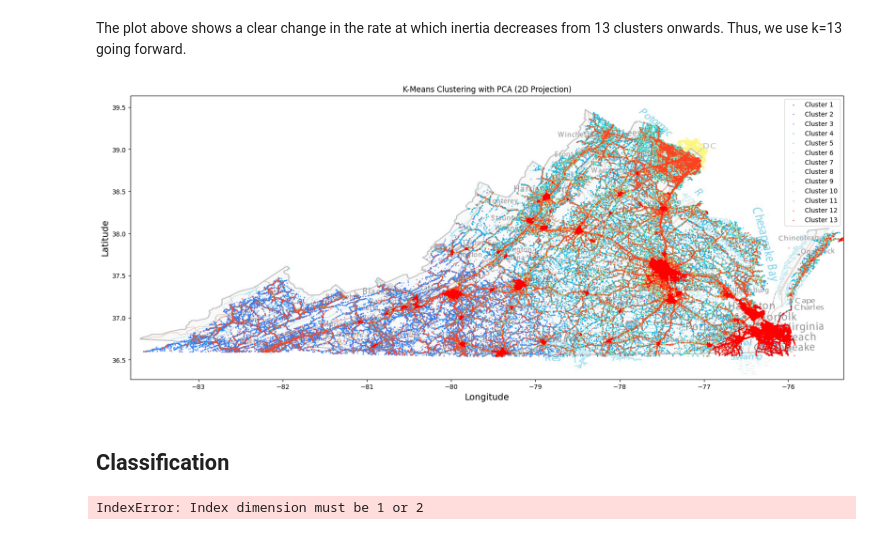
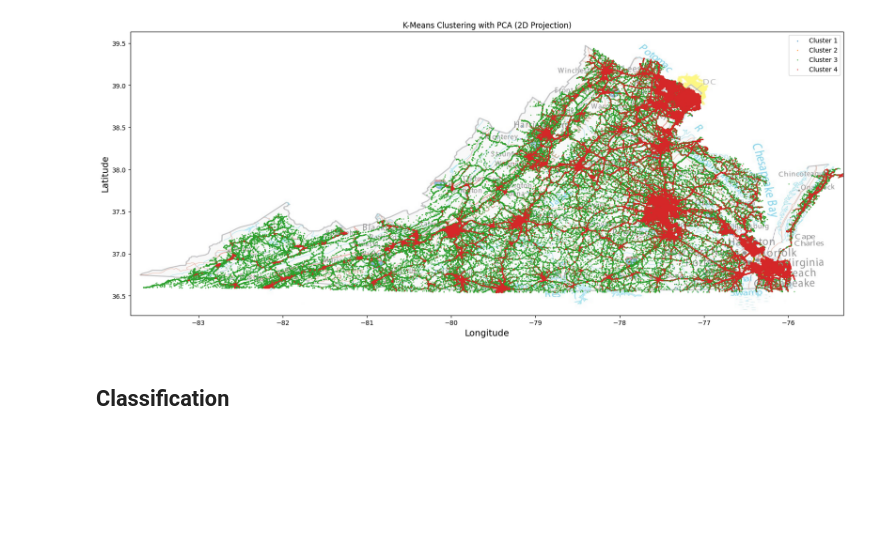
Before and after one commit to keshavtarafdar/ML4VA, a Jupyter notebook: project.ipynb, the cells around one changed output. Drawn from its saved outputs; the diff is of its cells as text; code cells hidden in the pictures; blank space fills up the shorter version.

Commit message:
Small refactors, fixing classification data cleaning errors

```diff
--- a/project.ipynb
+++ b/project.ipynb
@@ -75,21 +73,3 @@ kmeans = KMeans(n_clusters=4, random_state=42)
 kmeans.fit(data_prepared)
 labels = kmeans.predict(data_prepared)
 centers = kmeans.cluster_centers_
-# %%
-import matplotlib.pyplot as plt
-
-inertia_values = []
-
-min_k, max_k = 2, 21
-
-for k in range(min_k, max_k):
-    kmeans = KMeans(n_clusters=k, random_state=42)
-    kmeans.fit(data_prepared)
-    inertia_values.append(kmeans.inertia_)
-
-plt.figure(figsize=(10, 6))
-plt.plot(range(min_k, max_k), inertia_values, marker='o', linestyle='-')
-plt.xlabel("k")
-plt.ylabel("Inertia")
-plt.grid(True)
-plt.show()
@@ -98,54 +76,40 @@ plt.show()
-# %% [markdown]
-The plot above shows a clear change in the rate at which inertia decreases from 13 clusters onwards. Thus, we use k=13 going forward.
-# %%
-K = 13
-kmeans = KMeans(n_clusters=K, random_state=42)
-kmeans.fit(data_prepared)
-labels = kmeans.predict(data_prepared)
-centers = kmeans.cluster_centers_
 # %%
 from sklearn.decomposition import PCA
+import matplotlib.pyplot as plt
 import matplotlib.image as mpimg
-from matplotlib.colors import ListedColormap
-import matplotlib
-
-base_cmap = matplotlib.colormaps["rainbow"]
-colors = base_cmap(np.linspace(0, 1, K)) # get evenly spaced colors from the map
-cmap = ListedColormap(colors)
 
 geo_columns = ['X', 'Y']
 
 # Extract longitude and latitude before transformations
 geo_data = data[geo_columns].values
 
 pca = PCA(n_components=2)
 data_2d = pca.fit_transform(data_prepared)
 
 x_min, x_max = np.min(geo_data[:, 0]), np.max(geo_data[:, 0])
 y_min, y_max = np.min(geo_data[:, 1]), np.max(geo_data[:, 1])
 
 # Plot background image (map of VA)
 plt.figure(figsize=(20, 10))
 bg_map = mpimg.imread('./virginia_map.jpg')
 plt.imshow(bg_map, extent=[x_min-0.15, x_max, y_min-0.27, y_max+0.2], alpha=0.5, zorder=0)
 
 # Plot each cluster with a different color
-for i in range(K):
-    # color = cmap(i)
-    plt.scatter(geo_data[labels == i, 0], geo_data[labels == i, 1], color=cmap(i),
+for i in range(4):
+    plt.scatter(geo_data[labels == i, 0], geo_data[labels == i, 1],
                 label=f'Cluster {i + 1}', alpha=0.6, s=1, zorder=1)
 
 # # Plot centroids
 # centers_2d = pca.transform(centers)
 # plt.scatter(centers[:, 0], centers[:, 1], s=300, c='red', marker='X', label='Centroids')
 
 plt.title('K-Means Clustering with PCA (2D Projection)')
 plt.ylabel("Latitude", fontsize=14)
 plt.xlabel("Longitude", fontsize=14)
 plt.legend()
 plt.show()
 # %% [output]
-[figure, old version]
+[figure, new version]
 # %% [markdown]
 ## Classification
 # %%
@@ -184,16 +158,9 @@ from sklearn.ensemble import RandomForestClassifier
 from sklearn.metrics import classification_report, accuracy_score
 
 rf_clf = RandomForestClassifier(n_estimators=100, random_state=42)
+rf_clf.fit(X_train, y_train)
 
-rows_with_O = data_class[data_class['severity_num'] == 'O']
-
-rf_clf.fit(X_train, y_train)
 y_pred = rf_clf.predict(X_test)
-print(rows_with_O)
-
-# Evaluate the classifier.
 print("Accuracy:", accuracy_score(y_test, y_pred))
 print("\nClassification Report:")
 print(classification_report(y_test, y_pred))
-# %% [output]
-IndexError: Index dimension must be 1 or 2
```
Also changed, not shown: parts of 5 cells of this notebook.
